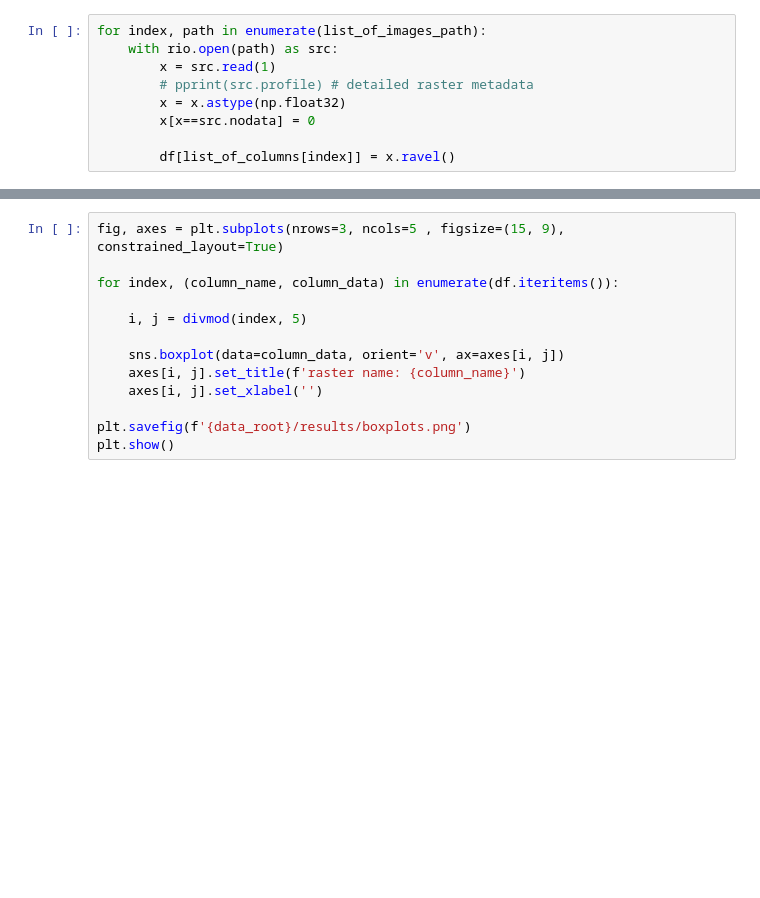
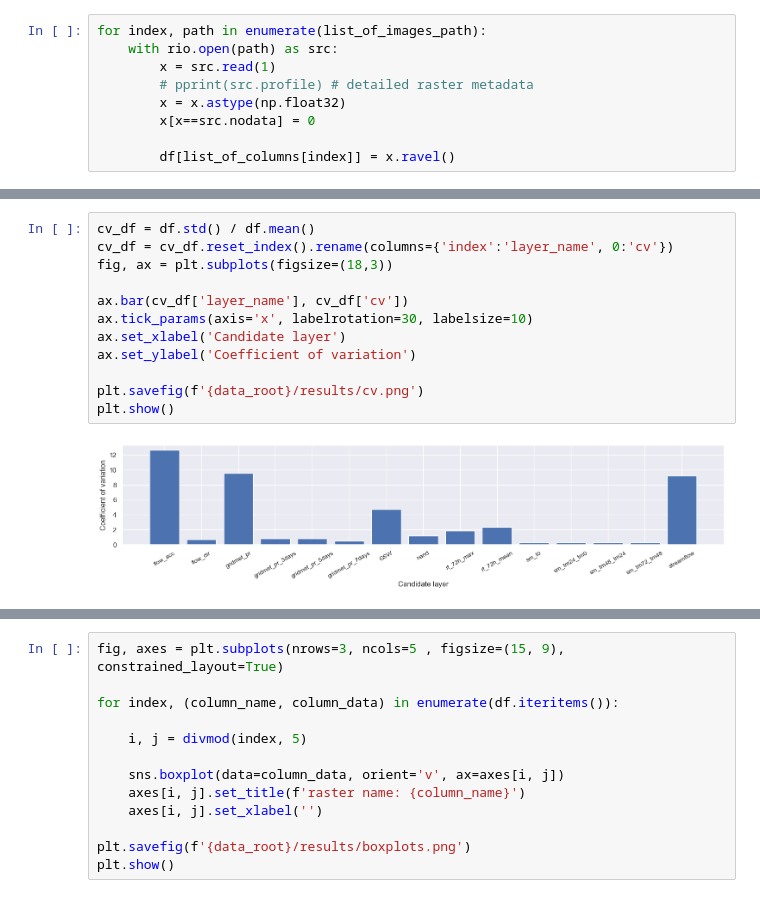
Before and after one commit to smhassanerfani/c2s, a Jupyter notebook: me_pyscript.ipynb, the cells around one changed output, grey strips where cells are left out. Drawn from its saved outputs; the diff is of its cells as text; blank space fills up the shorter version.

```diff
--- a/me_pyscript.ipynb
+++ b/me_pyscript.ipynb
@@ -78,2 +81,16 @@ df_describe
+# %%
+cv_df = df.std() / df.mean()
+cv_df = cv_df.reset_index().rename(columns={'index':'layer_name', 0:'cv'})
+fig, ax = plt.subplots(figsize=(18,3))
+
+ax.bar(cv_df['layer_name'], cv_df['cv'])
+ax.tick_params(axis='x', labelrotation=30, labelsize=10)
+ax.set_xlabel('Candidate layer')
+ax.set_ylabel('Coefficient of variation')
+
+plt.savefig(f'{data_root}/results/cv.png')
+plt.show()
+# %% [output]
+[figure, added]
 # %% [markdown]
 ## Task 1-2 A visual summary of quantiles and outliers in each data layer.
```
Also changed, not shown: parts of 13 cells of this notebook.
